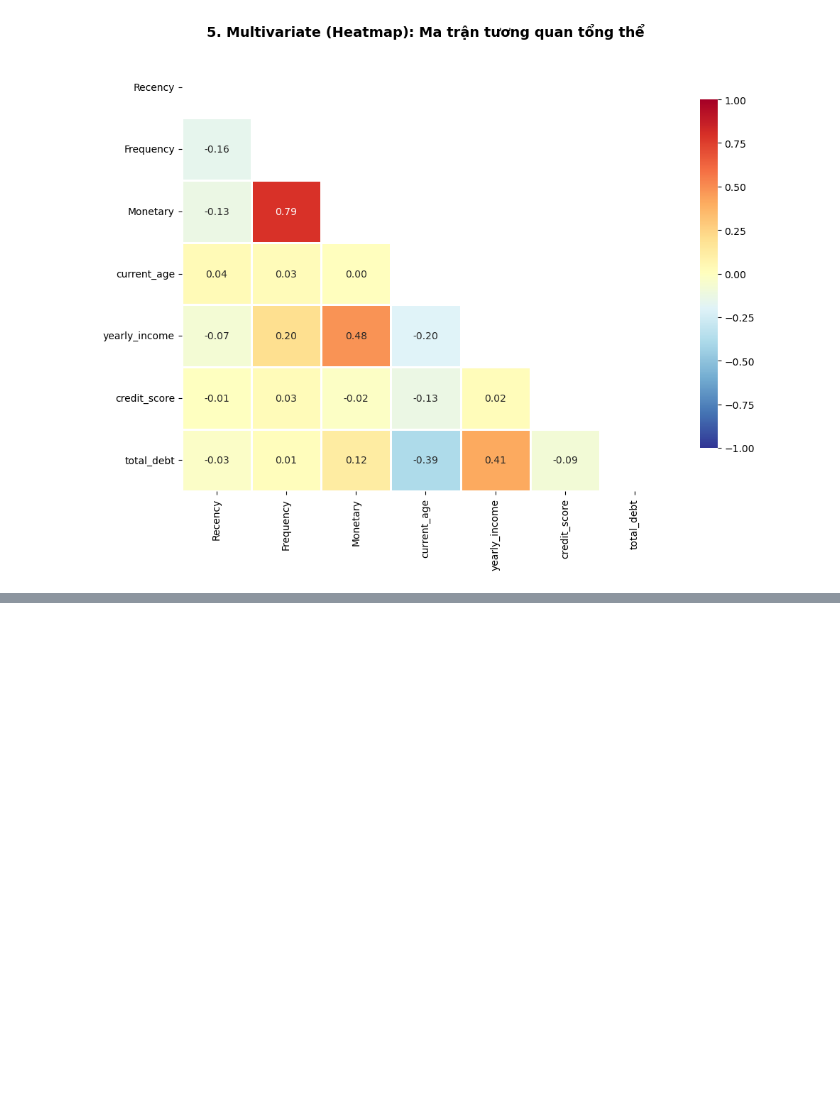
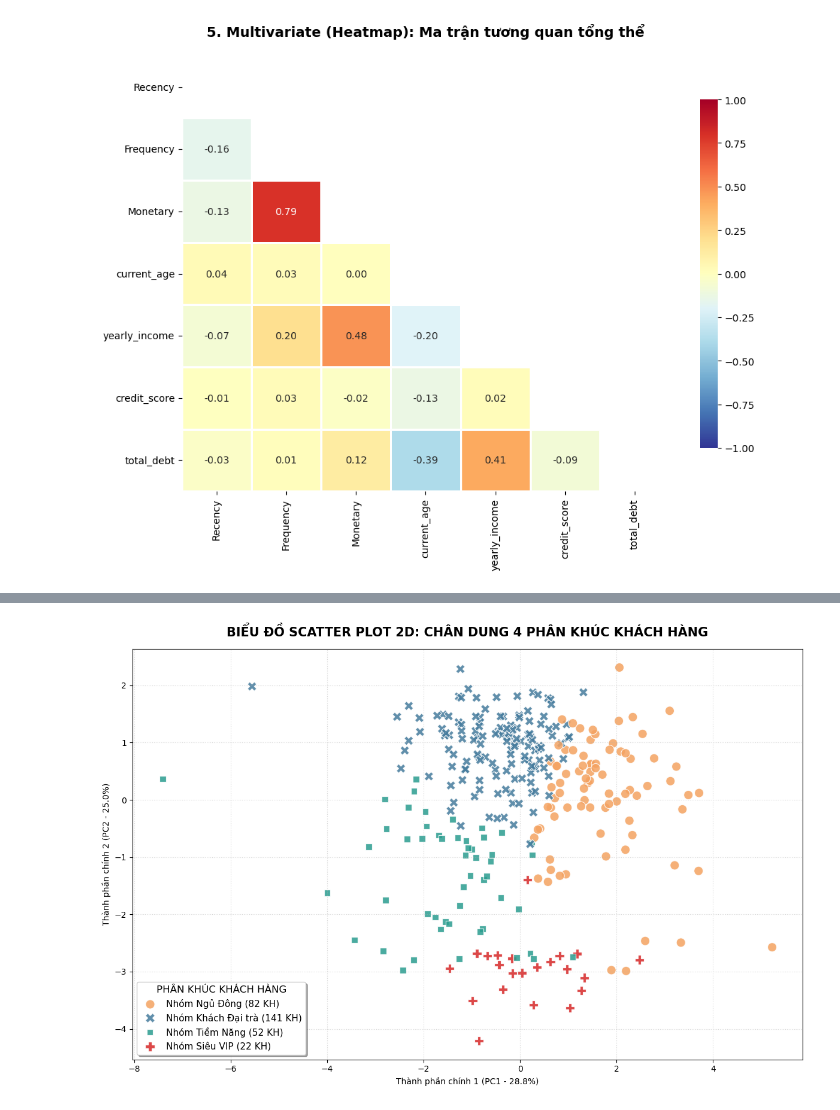
Before and after one commit to PhucBinhhh/DACS_2026, a Jupyter notebook: source_code/02_Modeling.ipynb, the cells around one changed output, grey strips where cells are left out. Cells and saved outputs as stored; diff of their text form; code cells hidden in the pictures; blank space fills up the shorter version.

```diff
--- a/source_code/02_KMeans_Modeling.ipynb
+++ b/source_code/02_Modeling.ipynb
@@ -409,0 +796,83 @@ plt.show()
+# %%
+# ==============================================================================
+# BƯỚC 6.5 & 6.6: GÁN NHÃN K=4 CHÍNH THỨC VÀ TRỰC QUAN HÓA SCATTER PLOT (CUSTOM)
+# ==============================================================================
+from sklearn.cluster import KMeans
+from sklearn.decomposition import PCA
+import matplotlib.pyplot as plt
+import seaborn as sns
+import pandas as pd
+
+FINAL_K = 4
+print(f"🚀 ĐANG THỰC THI GÁN NHÃN CHÍNH THỨC VỚI K = {FINAL_K}...\n")
+
+# 1. Chuẩn bị dữ liệu và Huấn luyện mô hình
+X = df_ml[ml_features].values
+kmeans_final = KMeans(n_clusters=FINAL_K, init='k-means++', random_state=42, n_init=10)
+final_labels = kmeans_final.fit_predict(X)
+
+# 2. Gán nhãn vào bảng MASTER gốc
+df_master['final_cluster_label'] = final_labels
+print("✅ ĐÃ GÁN NHÃN CỤM THÀNH CÔNG VÀO CỘT 'final_cluster_label' CỦA df_master!")
+print("-" * 80)
+
+# 3. TRỰC QUAN HÓA SCATTER PLOT 4 CỤM (DÙNG PCA)
+print("📊 ĐANG VẼ BIỂU ĐỒ SCATTER PLOT VỚI MÀU SẮC VÀ TÊN TÙY CHỈNH...")
+
+pca = PCA(n_components=2)
+X_pca = pca.fit_transform(X)
+
+df_pca = pd.DataFrame(X_pca, columns=['PC1', 'PC2'])
+df_pca['final_cluster_label'] = final_labels.astype(str)
+
+# ====================================================================
+# 🌟 ĐIỂM ĐỘT PHÁ CỦA BẠN NẰM Ở ĐÂY: ĐẶT TÊN VÀ ĐỔI MÀU
+# ====================================================================
+
+# a) Đặt tên khai sinh cho từng cụm (Bạn hãy sửa lại tên tiếng Việt ở đây cho đúng Heatmap)
+cluster_names = {
+    '0': 'Nhóm Siêu VIP (22 KH)',
+    '1': 'Nhóm Khách Đại trà (141 KH)',
+    '2': 'Nhóm Tiềm Năng (52 KH)',
+    '3': 'Nhóm Ngủ Đông (82 KH)'
+}
+
+# Tạo một cột mới chứa Tên đầy đủ để vẽ lên biểu đồ
+df_pca['Tên_Phân_Khúc'] = df_pca['final_cluster_label'].map(cluster_names)
+
+# b) Đổi màu sắc tương ứng với cái tên vừa đặt (Dùng mã màu HEX cho sang trọng)
+custom_colors = {
+    'Nhóm Siêu VIP (22 KH)': '#D62828',       # Đỏ rực (Quyền lực)
+    'Nhóm Khách Đại trà (141 KH)': '#457B9D', # Xanh biển (Phổ thông, tin cậy)
+    'Nhóm Tiềm Năng (52 KH)': '#2A9D8F',      # Xanh ngọc (Tăng trưởng)
+    'Nhóm Ngủ Đông (82 KH)': '#F4A261'        # Cam/Vàng (Cảnh báo, ít hoạt động)
+}
+# ====================================================================
+
+# 4. Tính phần trăm biến động
+explained_variance = pca.explained_variance_ratio_
+
+# 5. Vẽ Scatter Plot
+plt.figure(figsize=(12, 8)) # Tăng chiều ngang một chút để nhét vừa cái Legend tên dài
+sns.scatterplot(
+    x='PC1', y='PC2',
+    hue='Tên_Phân_Khúc',     # <--- Tô màu theo cột Tên mới
+    data=df_pca,
+    palette=custom_colors,   # <--- Áp dụng bảng màu Custom của bạn
+    style='Tên_Phân_Khúc',   # Đổi cả hình dáng theo tên
+    s=120,
+    alpha=0.85,
+    legend="full"
+)
+
+plt.title('BIỂU ĐỒ SCATTER PLOT 2D: CHÂN DUNG 4 PHÂN KHÚC KHÁCH HÀNG', fontsize=15, fontweight='bold', pad=15)
+plt.xlabel(f'Thành phần chính 1 (PC1 - {explained_variance[0]*100:.1f}%)')
+plt.ylabel(f'Thành phần chính 2 (PC2 - {explained_variance[1]*100:.1f}%)')
+plt.grid(True, linestyle=':', alpha=0.5)
+
+# Tùy chỉnh cái Chú thích (Legend) cho đẹp
+plt.legend(title='PHÂN KHÚC KHÁCH HÀNG', title_fontsize='12', fontsize='11', loc='best', frameon=True, shadow=True)
+
+plt.tight_layout()
+plt.show()
+# %% [output]
@@ -409,0 +884 @@ plt.show()
+[figure, added]
```
Also changed, not shown: parts of 28 cells of this notebook, 3 other files.
